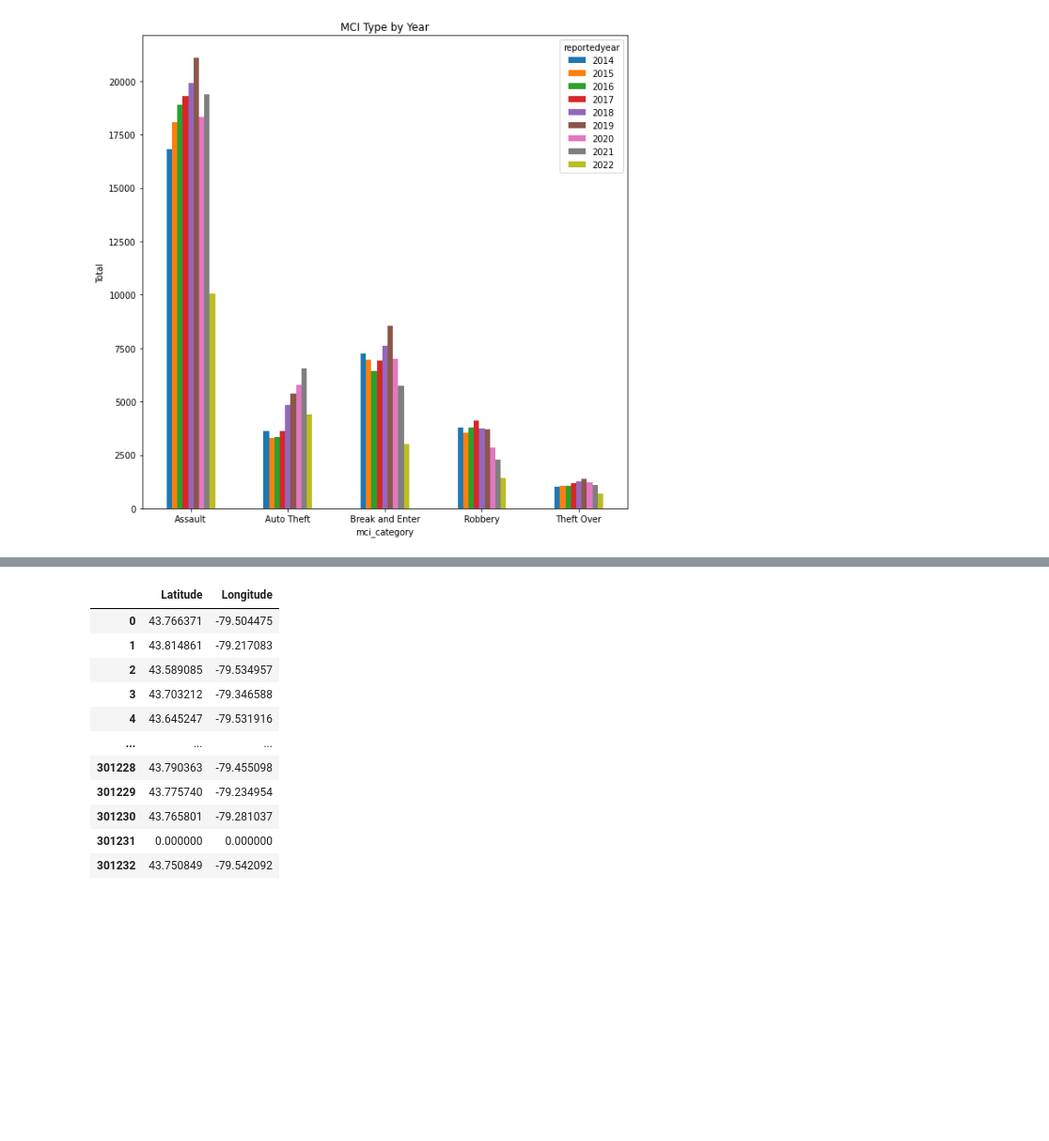
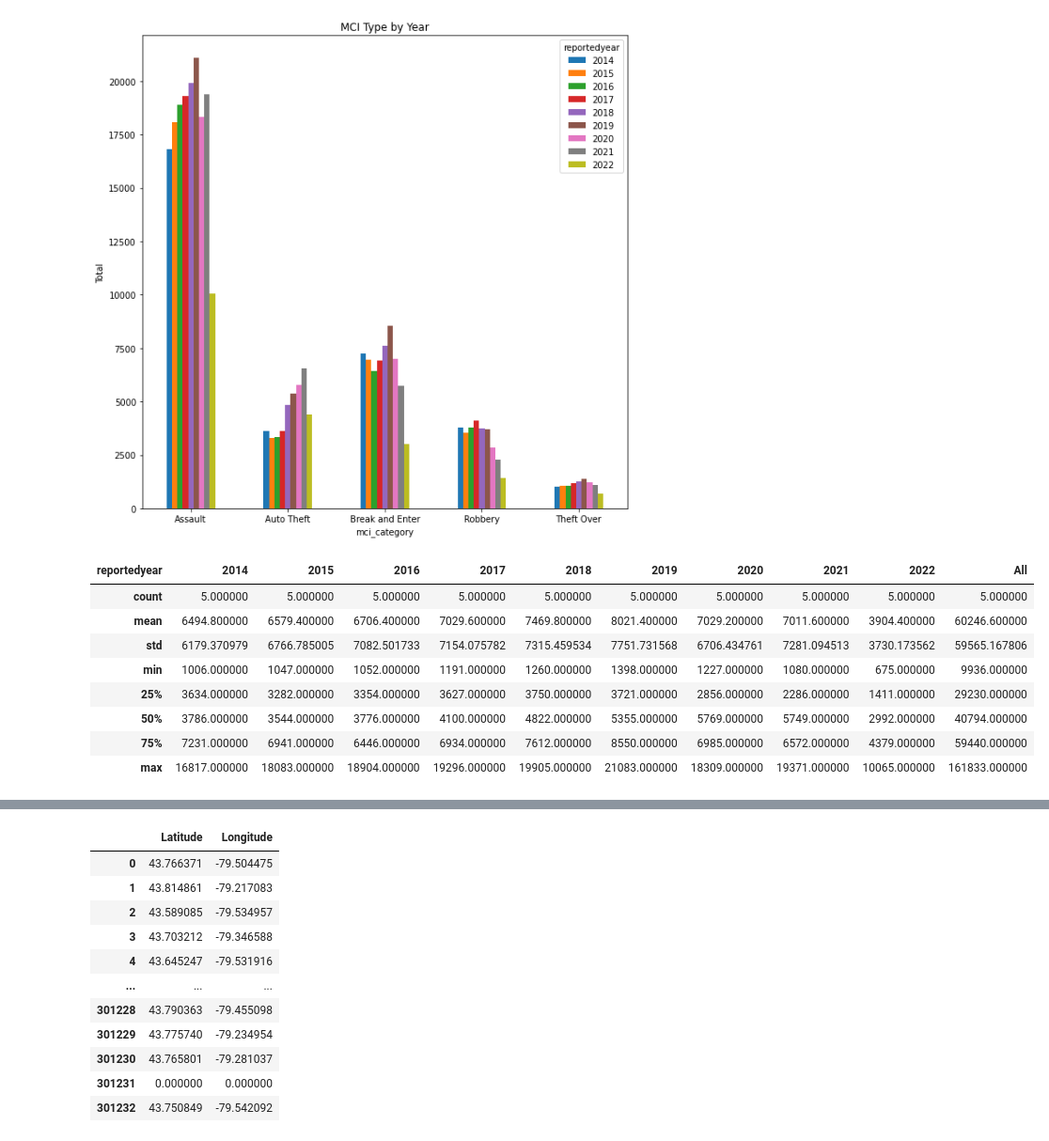
Before and after one commit to sanoliv/SCS_3253_061-Machine-Learning, a Jupyter notebook: Toronto_Police_Major_Crime_Indicators_MCI.ipynb, the cells around one changed output, grey strips where cells are left out. Shown at 94% size. Drawn from its saved outputs; the diff is of its cells as text; code cells hidden in the pictures; blank space fills up the shorter version.

```diff
--- a/Toronto_Police_Major_Crime_Indicators_MCI.ipynb
+++ b/Toronto_Police_Major_Crime_Indicators_MCI.ipynb
@@ -264,3 +277,17 @@ plt.title('MCI Type by Year')
 # %% [output]
 Text(0.5, 1.0, 'MCI Type by Year')
 [figure]
+# %%
+### Exploring the data to gain insigths
+### Describe from data_crosstable // Feb 27,2023
+data_ct[0:-1].describe()
+# %% [output]
+| reportedyear | 2014 | 2015 | 2016 | 2017 | 2018 | 2019 | 2020 | 2021 | 2022 | All |
+| count | 5.000000 | 5.000000 | 5.000000 | 5.000000 | 5.000000 | 5.000000 | 5.000000 | 5.000000 | 5.000000 | 5.000000 |
+| mean | 6494.800000 | 6579.400000 | 6706.400000 | 7029.600000 | 7469.800000 | 8021.400000 | 7029.200000 | 7011.600000 | 3904.400000 | 60246.600000 |
+| std | 6179.370979 | 6766.785005 | 7082.501733 | 7154.075782 | 7315.459534 | 7751.731568 | 6706.434761 | 7281.094513 | 3730.173562 | 59565.167806 |
+| min | 1006.000000 | 1047.000000 | 1052.000000 | 1191.000000 | 1260.000000 | 1398.000000 | 1227.000000 | 1080.000000 | 675.000000 | 9936.000000 |
+| 25% | 3634.000000 | 3282.000000 | 3354.000000 | 3627.000000 | 3750.000000 | 3721.000000 | 2856.000000 | 2286.000000 | 1411.000000 | 29230.000000 |
+| 50% | 3786.000000 | 3544.000000 | 3776.000000 | 4100.000000 | 4822.000000 | 5355.000000 | 5769.000000 | 5749.000000 | 2992.000000 | 40794.000000 |
+| 75% | 7231.000000 | 6941.000000 | 6446.000000 | 6934.000000 | 7612.000000 | 8550.000000 | 6985.000000 | 6572.000000 | 4379.000000 | 59440.000000 |
+| max | 16817.000000 | 18083.000000 | 18904.000000 | 19296.000000 | 19905.000000 | 21083.000000 | 18309.000000 | 19371.000000 | 10065.000000 | 161833.000000 |
```
Also changed, not shown: parts of 7 cells of this notebook.
